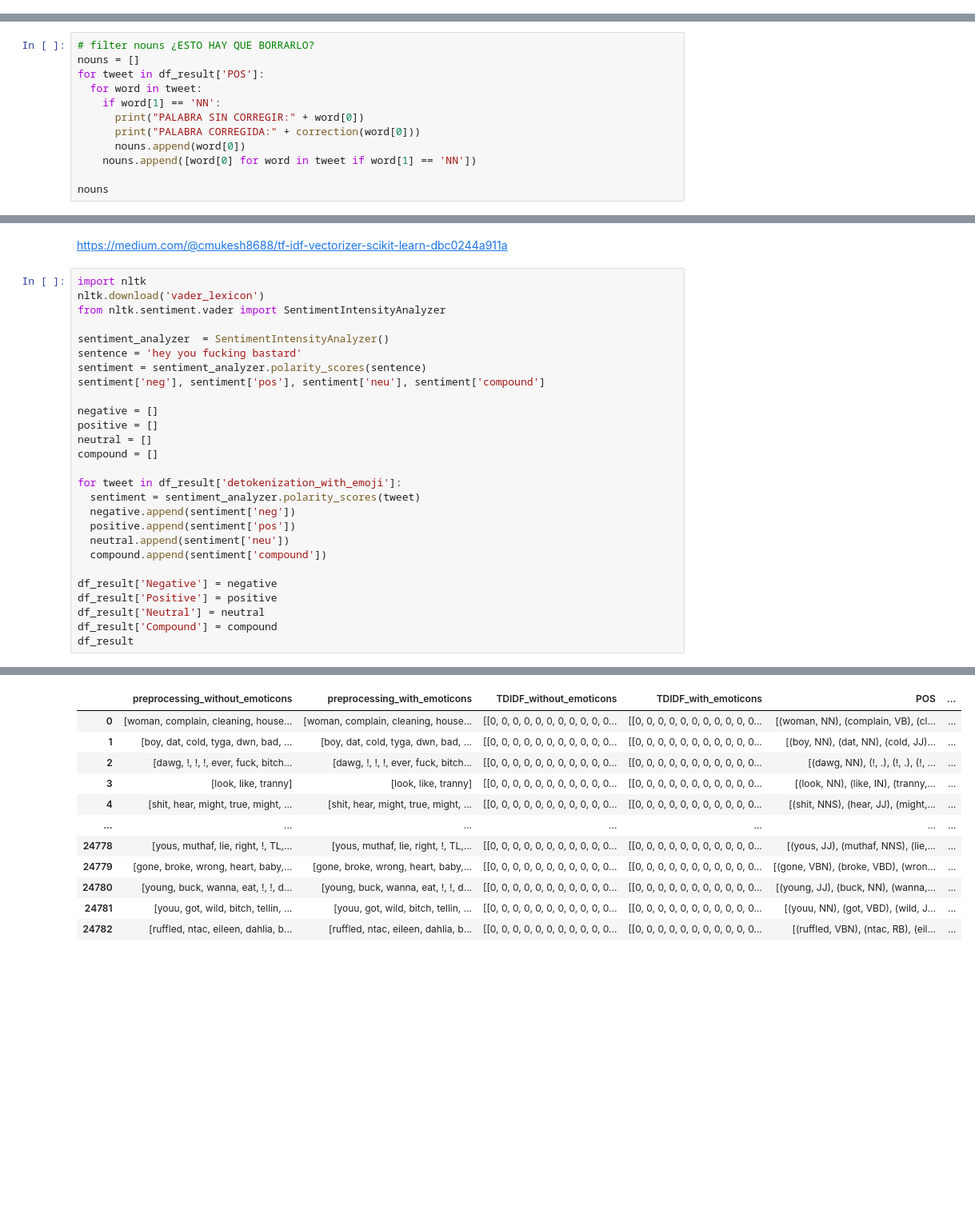
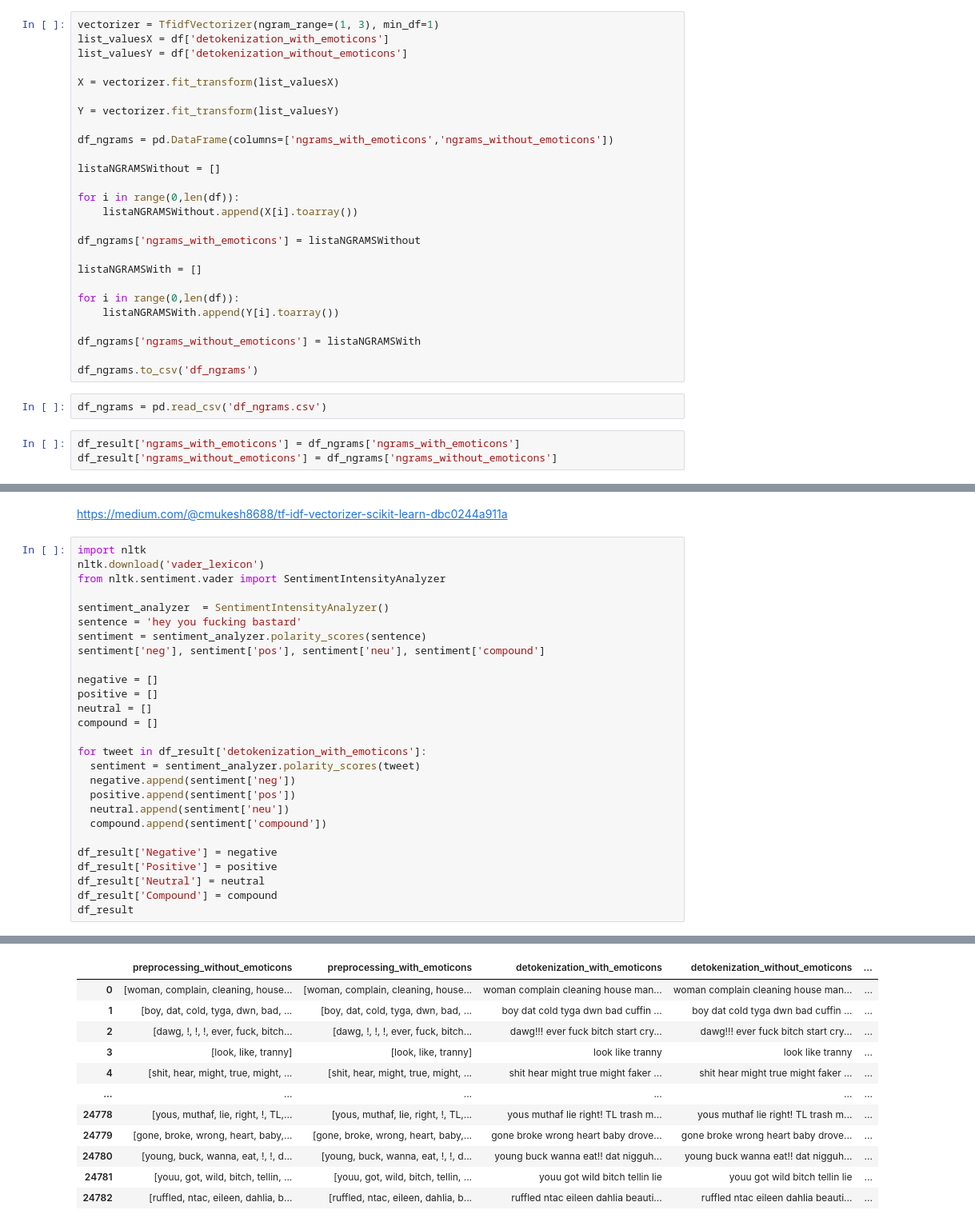
Before and after one commit to sergiobm3/ESI_MachineLearning, a Jupyter notebook: SSJ_Task2_Natural_Language_Processing.ipynb, the cells around one changed output, grey strips where cells are left out. Shown at 80% size. Drawn from its saved outputs; the diff is of its cells as text; blank space fills up the shorter version.

```diff
--- a/SSJ_Task2_Natural_Language_Processing.ipynb
+++ b/SSJ_Task2_Natural_Language_Processing.ipynb
@@ -556,3 +516,34 @@ df_result.to_csv('df_result.csv')
+# %%
+vectorizer = TfidfVectorizer(ngram_range=(1, 3), min_df=1)
+list_valuesX = df['detokenization_with_emoticons']
+list_valuesY = df['detokenization_without_emoticons']
+
+X = vectorizer.fit_transform(list_valuesX)
+
+Y = vectorizer.fit_transform(list_valuesY)
+
+df_ngrams = pd.DataFrame(columns=['ngrams_with_emoticons','ngrams_without_emoticons'])
+
+listaNGRAMSWithout = []
+
+for i in range(0,len(df)):
+    listaNGRAMSWithout.append(X[i].toarray())
+
+df_ngrams['ngrams_with_emoticons'] = listaNGRAMSWithout
+
+listaNGRAMSWith = []
+
+for i in range(0,len(df)):
+    listaNGRAMSWith.append(Y[i].toarray())
+
+df_ngrams['ngrams_without_emoticons'] = listaNGRAMSWith
+
+df_ngrams.to_csv('df_ngrams')
+# %%
+df_ngrams = pd.read_csv('df_ngrams.csv')
+# %%
+df_result['ngrams_with_emoticons'] = df_ngrams['ngrams_with_emoticons']
+df_result['ngrams_without_emoticons'] = df_ngrams['ngrams_without_emoticons']
 # %% [markdown]
 ## TFIDF + N-grams + POS tagging
 # %%
@@ -587,15 +575,3 @@ print(df_result.iloc[1]['POS'])
-# %%
-# filter nouns ¿ESTO HAY QUE BORRARLO?
-nouns = []
-for tweet in df_result['POS']:
-  for word in tweet:
-    if word[1] == 'NN':
-      print("PALABRA SIN CORREGIR:" + word[0])
-      print("PALABRA CORREGIDA:" + correction(word[0]))
-      nouns.append(word[0])
-    nouns.append([word[0] for word in tweet if word[1] == 'NN'])
-
-nouns
 # %% [markdown]
 ## TFIDF + N-grams + POS tagging + Other features
 # %% [markdown]
@@ -727,42 +717,42 @@ https://medium.com/@cmukesh8688/tf-idf-vectorizer-scikit-learn-dbc0244a911a
 # %%
 import nltk
 nltk.download('vader_lexicon')
 from nltk.sentiment.vader import SentimentIntensityAnalyzer
 
 sentiment_analyzer  = SentimentIntensityAnalyzer()
 sentence = 'hey you fucking bastard'
 sentiment = sentiment_analyzer.polarity_scores(sentence)
 sentiment['neg'], sentiment['pos'], sentiment['neu'], sentiment['compound']
 
 negative = []
 positive = []
 neutral = []
 compound = []
 
-for tweet in df_result['detokenization_with_emoji']:
+for tweet in df_result['detokenization_with_emoticons']:
   sentiment = sentiment_analyzer.polarity_scores(tweet)
   negative.append(sentiment['neg'])
   positive.append(sentiment['pos'])
   neutral.append(sentiment['neu'])
   compound.append(sentiment['compound'])
 
 df_result['Negative'] = negative
 df_result['Positive'] = positive
 df_result['Neutral'] = neutral
 df_result['Compound'] = compound
 df_result
 # %% [output]
 [nltk_data] Downloading package vader_lexicon to /root/nltk_data...
 [nltk_data]   Package vader_lexicon is already up-to-date!
-|  | preprocessing_without_emoticons | preprocessing_with_emoticons | TDIDF_without_emoticons | TDIDF_with_emoticons | POS | ... |
-| 0 | [woman, complain, cleaning, house... | [woman, complain, cleaning, house... | [[0, 0, 0, 0, 0, 0, 0, 0, 0, 0, 0... | [[0, 0, 0, 0, 0, 0, 0, 0, 0, 0, 0... | [(woman, NN), (complain, VB), (cl... | ... |
-| 1 | [boy, dat, cold, tyga, dwn, bad, ... | [boy, dat, cold, tyga, dwn, bad, ... | [[0, 0, 0, 0, 0, 0, 0, 0, 0, 0, 0... | [[0, 0, 0, 0, 0, 0, 0, 0, 0, 0, 0... | [(boy, NN), (dat, NN), (cold, JJ)... | ... |
-| 2 | [dawg, !, !, !, ever, fuck, bitch... | [dawg, !, !, !, ever, fuck, bitch... | [[0, 0, 0, 0, 0, 0, 0, 0, 0, 0, 0... | [[0, 0, 0, 0, 0, 0, 0, 0, 0, 0, 0... | [(dawg, NN), (!, .), (!, .), (!, ... | ... |
-| 3 | [look, like, tranny] | [look, like, tranny] | [[0, 0, 0, 0, 0, 0, 0, 0, 0, 0, 0... | [[0, 0, 0, 0, 0, 0, 0, 0, 0, 0, 0... | [(look, NN), (like, IN), (tranny,... | ... |
-| 4 | [shit, hear, might, true, might, ... | [shit, hear, might, true, might, ... | [[0, 0, 0, 0, 0, 0, 0, 0, 0, 0, 0... | [[0, 0, 0, 0, 0, 0, 0, 0, 0, 0, 0... | [(shit, NNS), (hear, JJ), (might,... | ... |
-| ... | ... | ... | ... | ... | ... | ... |
-| 24778 | [yous, muthaf, lie, right, !, TL,... | [yous, muthaf, lie, right, !, TL,... | [[0, 0, 0, 0, 0, 0, 0, 0, 0, 0, 0... | [[0, 0, 0, 0, 0, 0, 0, 0, 0, 0, 0... | [(yous, JJ), (muthaf, NNS), (lie,... | ... |
-| 24779 | [gone, broke, wrong, heart, baby,... | [gone, broke, wrong, heart, baby,... | [[0, 0, 0, 0, 0, 0, 0, 0, 0, 0, 0... | [[0, 0, 0, 0, 0, 0, 0, 0, 0, 0, 0... | [(gone, VBN), (broke, VBD), (wron... | ... |
-| 24780 | [young, buck, wanna, eat, !, !, d... | [young, buck, wanna, eat, !, !, d... | [[0, 0, 0, 0, 0, 0, 0, 0, 0, 0, 0... | [[0, 0, 0, 0, 0, 0, 0, 0, 0, 0, 0... | [(young, JJ), (buck, NN), (wanna,... | ... |
-| 24781 | [youu, got, wild, bitch, tellin, ... | [youu, got, wild, bitch, tellin, ... | [[0, 0, 0, 0, 0, 0, 0, 0, 0, 0, 0... | [[0, 0, 0, 0, 0, 0, 0, 0, 0, 0, 0... | [(youu, NN), (got, VBD), (wild, J... | ... |
-| 24782 | [ruffled, ntac, eileen, dahlia, b... | [ruffled, ntac, eileen, dahlia, b... | [[0, 0, 0, 0, 0, 0, 0, 0, 0, 0, 0... | [[0, 0, 0, 0, 0, 0, 0, 0, 0, 0, 0... | [(ruffled, VBN), (ntac, RB), (eil... | ... |
+|  | preprocessing_without_emoticons | preprocessing_with_emoticons | detokenization_with_emoticons | detokenization_without_emoticons | ... |
+| 0 | [woman, complain, cleaning, house... | [woman, complain, cleaning, house... | woman complain cleaning house man... | woman complain cleaning house man... | ... |
+| 1 | [boy, dat, cold, tyga, dwn, bad, ... | [boy, dat, cold, tyga, dwn, bad, ... | boy dat cold tyga dwn bad cuffin ... | boy dat cold tyga dwn bad cuffin ... | ... |
+| 2 | [dawg, !, !, !, ever, fuck, bitch... | [dawg, !, !, !, ever, fuck, bitch... | dawg!!! ever fuck bitch start cry... | dawg!!! ever fuck bitch start cry... | ... |
+| 3 | [look, like, tranny] | [look, like, tranny] | look like tranny | look like tranny | ... |
+| 4 | [shit, hear, might, true, might, ... | [shit, hear, might, true, might, ... | shit hear might true might faker ... | shit hear might true might faker ... | ... |
+| ... | ... | ... | ... | ... | ... |
+| 24778 | [yous, muthaf, lie, right, !, TL,... | [yous, muthaf, lie, right, !, TL,... | yous muthaf lie right! TL trash m... | yous muthaf lie right! TL trash m... | ... |
+| 24779 | [gone, broke, wrong, heart, baby,... | [gone, broke, wrong, heart, baby,... | gone broke wrong heart baby drove... | gone broke wrong heart baby drove... | ... |
+| 24780 | [young, buck, wanna, eat, !, !, d... | [young, buck, wanna, eat, !, !, d... | young buck wanna eat!! dat nigguh... | young buck wanna eat!! dat nigguh... | ... |
+| 24781 | [youu, got, wild, bitch, tellin, ... | [youu, got, wild, bitch, tellin, ... | youu got wild bitch tellin lie | youu got wild bitch tellin lie | ... |
+| 24782 | [ruffled, ntac, eileen, dahlia, b... | [ruffled, ntac, eileen, dahlia, b... | ruffled ntac eileen dahlia beauti... | ruffled ntac eileen dahlia beauti... | ... |
```
Also changed, not shown: parts of 34 cells of this notebook.
